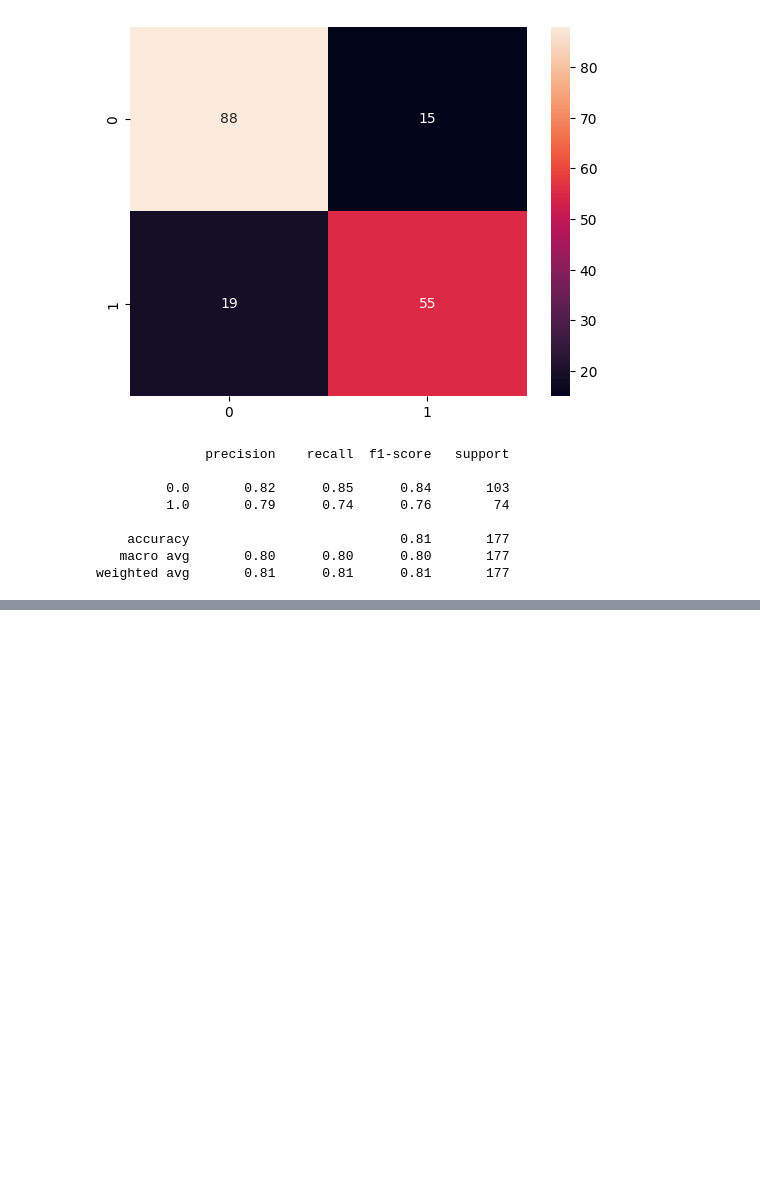
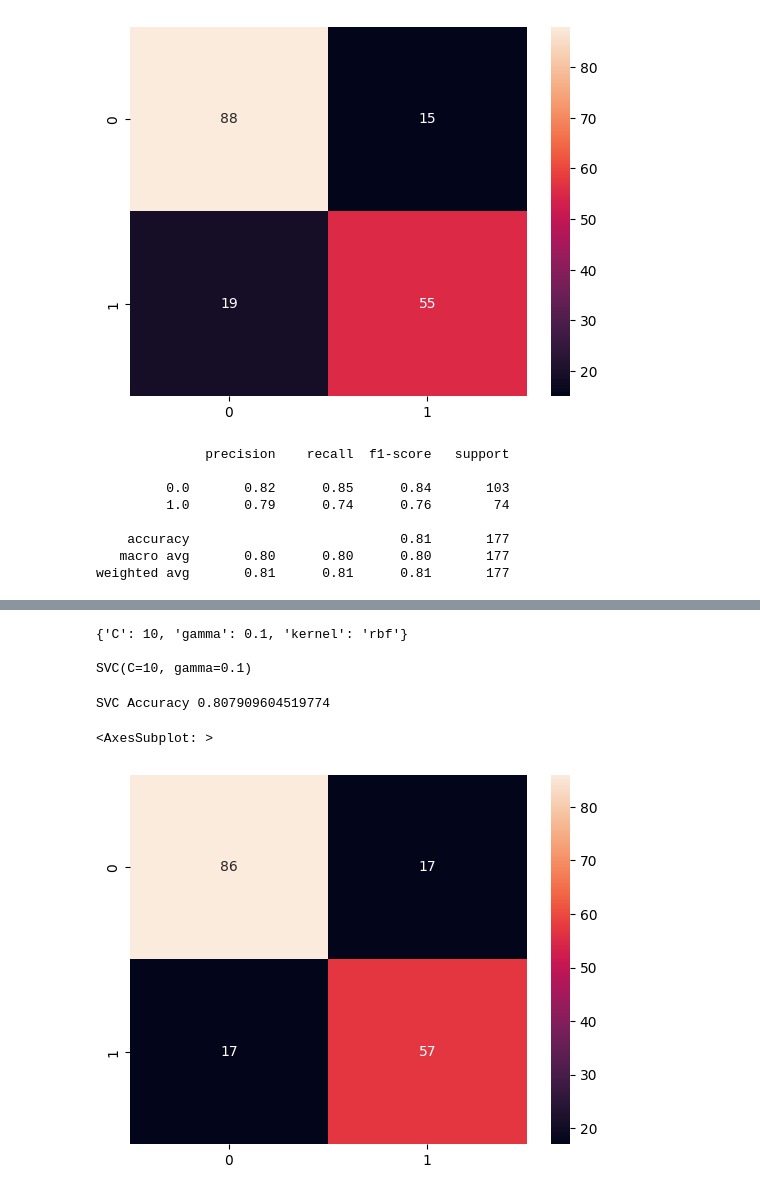
Before and after one commit to nathanaelabel/rainfall-prediction, a Jupyter notebook: NathanaelAbelArianto_0706012010029_AFL3.ipynb, the cells around one changed output, grey strips where cells are left out. Cells and saved outputs as stored; diff of their text form; code cells hidden in the pictures; blank space fills up the shorter version.

```diff
--- a/NathanaelAbelArianto_0706012010029_AFL3.ipynb
+++ b/NathanaelAbelArianto_0706012010029_AFL3.ipynb
@@ -301,0 +369,23 @@ Insight yang di dapat dijelaskan kembali. Lalu Algoritma ditambah agar bisa dian
+# %%
+from sklearn.svm import SVC
+# model menggunakan Support Vector Machine
+svc = SVC(kernel='rbf')
+
+# training dengan dataset train
+svc.fit(X_train, y_train)
+y_pred = svc.predict(X_test)
+# %%
+# Parameter Tuning for SVM
+# Reference: https://www.aifinesse.com/svm/support-vector-machine-tuning/
+
+from sklearn.model_selection import GridSearchCV
+
+# defining parameter range
+param_grid = {'C': [0.1, 1, 10, 100, 1000],
+            'gamma': [1, 0.1, 0.01, 0.001, 0.0001],
+            'kernel': ['rbf']}
+
+grid = GridSearchCV(SVC(), param_grid, refit = True, verbose = 3)
+
+# fitting the model for grid search
+grid.fit(X_train, y_train)
@@ -301,0 +415,26 @@ Insight yang di dapat dijelaskan kembali. Lalu Algoritma ditambah agar bisa dian
+# %%
+# print parameter terbaik setelah selesai tuning
+print(grid.best_params_)
+print('')
+
+# print model setelah hyper-parameter tuning
+print(grid.best_estimator_)
+# %% [output]
+{'C': 10, 'gamma': 0.1, 'kernel': 'rbf'}
+
+SVC(C=10, gamma=0.1)
+# %%
+grid_predictions = grid.predict(X_test)
+
+print('SVC Accuracy', grid.score(X_test, y_test))
+# %% [output]
+SVC Accuracy 0.807909604519774
+# %%
+# visualisasi untuk confusion matrix
+from sklearn.metrics import confusion_matrix
+
+conf = confusion_matrix(y_test, grid_predictions)
+sns.heatmap(conf, annot=True)
+# %% [output]
+<AxesSubplot: >
+[figure, added]
```
Also changed, not shown: parts of 33 cells of this notebook.
